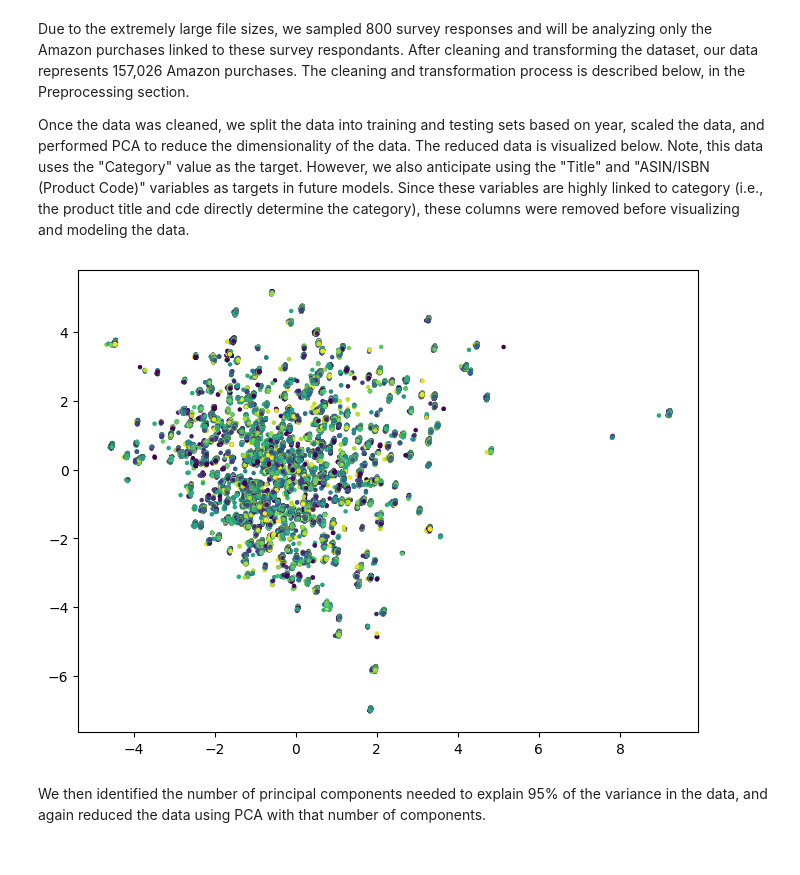
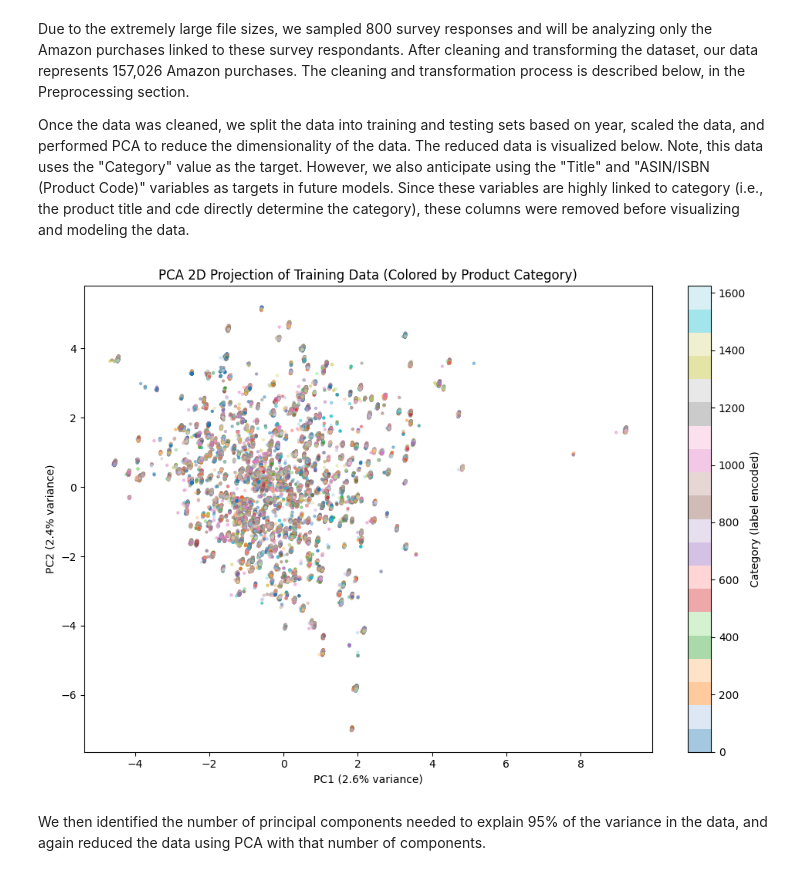
Before and after one commit to SU-IST707-SP26/group-project-bas-team, a Jupyter notebook: checkpoint/submissionDRAFT.ipynb, the cells around one changed output. Saved outputs shown, nothing was run; the diff lists cells and outputs as text; code cells hidden in the pictures.

Commit message:
Cleaned the submission and added addition graphs to visualize the data more. Completed Next Steps and added to various other steps as well. Cleaned up markdown file as well.

```diff
--- a/checkpoint/submissionDRAFT.ipynb
+++ b/checkpoint/submissionDRAFT.ipynb
@@ -113,23 +185,31 @@ data_limited_test = test.drop(['Title', 'ASIN/ISBN (Product Code)'], axis=1)
 # %%
 from sklearn.preprocessing import StandardScaler
 from sklearn.decomposition import PCA
 
 X_train = data_limited_train.drop('Category', axis=1)
 y_train = data_limited_train['Category']
-X_train_scaled = StandardScaler().fit_transform(X_train)
 
 X_test = data_limited_test.drop('Category', axis=1)
 y_test = data_limited_test['Category']
-X_test_scaled = StandardScaler().fit_transform(X_test)
 
-pca = PCA(n_components=2)
-X_pca = pca.fit_transform(X_train_scaled)
+# Fit on training data only, transform both (prevents data leakage)
+scaler = StandardScaler()
+X_train_scaled = scaler.fit_transform(X_train)
+X_test_scaled = scaler.transform(X_test)
 
-plt.figure(figsize=(8, 6))
-plt.scatter(X_pca[:, 0], X_pca[:, 1], c=y_train, s=5)
+pca_2d = PCA(n_components=2)
+X_pca = pca_2d.fit_transform(X_train_scaled)
+
+fig, ax = plt.subplots(figsize=(10, 7))
+scatter = ax.scatter(X_pca[:, 0], X_pca[:, 1], c=y_train, cmap='tab20', s=5, alpha=0.4)
+ax.set_xlabel(f'PC1 ({pca_2d.explained_variance_ratio_[0]*100:.1f}% variance)')
+ax.set_ylabel(f'PC2 ({pca_2d.explained_variance_ratio_[1]*100:.1f}% variance)')
+ax.set_title('PCA 2D Projection of Training Data (Colored by Product Category)')
+plt.colorbar(scatter, ax=ax, label='Category (label encoded)')
+plt.tight_layout()
 plt.show()
 # %% [output]
-[figure, old version]
+[figure, new version]
 # %% [markdown]
 We then identified the number of principal components needed to explain 95% of the variance in the data, and again reduced the data using PCA with that number of components.
 # %%
```
Also changed, not shown: parts of 33 cells of this notebook, 1 other file.
